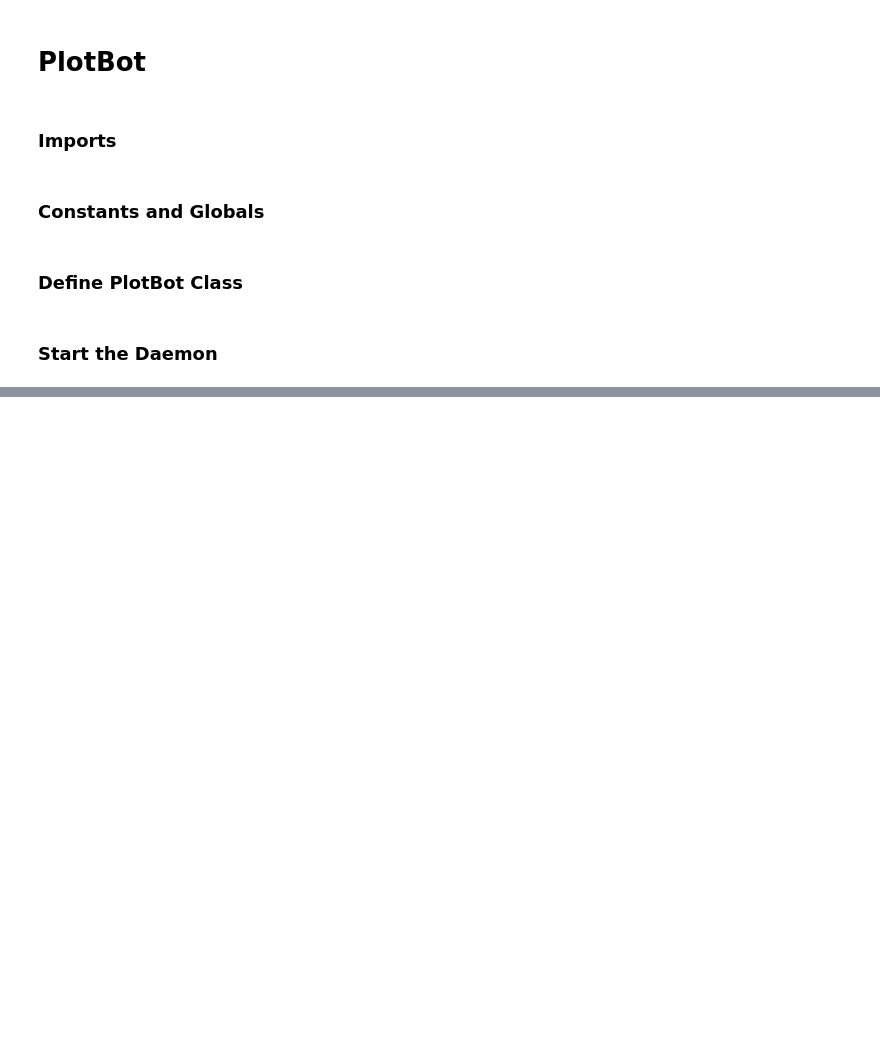
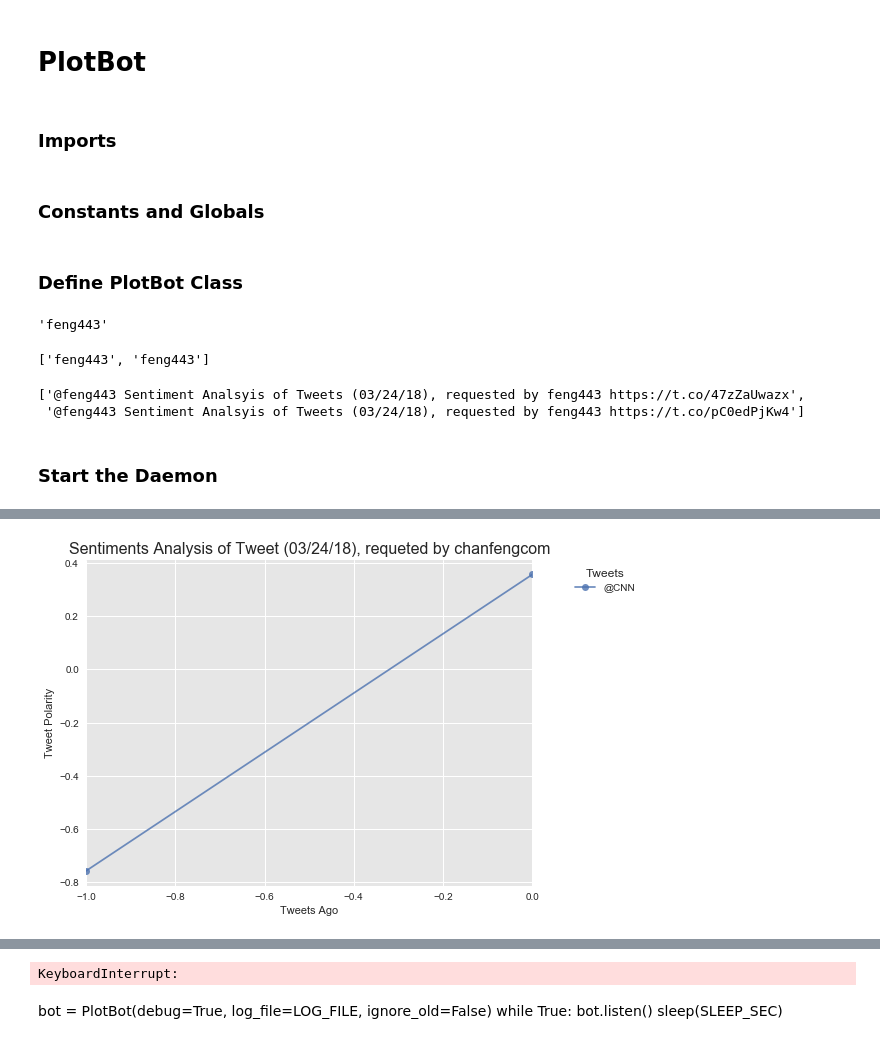
Before and after one commit to feng443/RUDSWeek7SocialAnalytics, a Jupyter notebook: PlotBot.ipynb, the cells around one changed output, grey strips where cells are left out. Drawn from its saved outputs; the diff is of its cells as text; code cells hidden in the pictures; blank space fills up the shorter version.

```diff
--- a/PlotBot.ipynb
+++ b/PlotBot.ipynb
@@ -45,9 +46,9 @@ from twitter_config import *
 # %% [markdown]
 ### Constants and Globals
 # %%
-SCAN_MINUTES = 1
-PAGE_SIZE = 20
-PAGES = 2
+SLEEP_SEC = 60 * 5
+PAGE_SIZE = 2
+PAGES = 1
 TODAY = date.today().strftime('%m/%d/%y')
 
 _AUTH = tweepy.OAuthHandler(TWITTER_CONSUMER_KEY, TWITTER_CONSUMER_SECRET)
@@ -56,12 +57,29 @@ _AUTH.set_access_token(TWITTER_ACCESS_TOKEN, TWITTER_TOKEN_SECRET)
 TWITTER_API = tweepy.API(_AUTH, parser=tweepy.parsers.JSONParser())
 SENTIMENT_ANALYZER = SentimentIntensityAnalyzer()
 
-TWITTER_USER='feng443'
+TWEET_FROM = '@feng443'
+TWEET_TO = 'chanfengcom'
 
 DEBUG = True
 LOG_FILE = 'PlotBot.log'
 # %% [markdown]
 ### Define PlotBot Class
+# %%
+tweets = TWITTER_API.search(TWEET_FROM, count=PAGE_SIZE)['statuses']
+# %%
+tweet = tweets[0]
+tweet['user']['screen_name']
+# %% [output]
+'feng443'
+# %%
+[tweet['user']['screen_name'] for tweet in tweets]
+# %% [output]
+['feng443', 'feng443']
+# %%
+[tweet['text'] for tweet in tweets]
+# %% [output]
+['@feng443 Sentiment Analsyis of Tweets (03/24/18), requested by feng443 https://t.co/47zZaUwazx',
+ '@feng443 Sentiment Analsyis of Tweets (03/24/18), requested by feng443 https://t.co/pC0edPjKw4']
 # %%
 class PlotBot(object):
 
@@ -172,7 +194,7 @@ class PlotBot(object):
 # %%
 schedule.clear()
 bot = PlotBot(debug=DEBUG, log_file=LOG_FILE)
-schedule.every(SCAN_MINUTES).minutes.do(bot.listen)
+schedule.every(60).seconds.do(bot.listen)
 
 while True:
     schedule.run_pending()
@@ -196,0 +213 @@ while True:
+[figure, added]
@@ -197,0 +216,6 @@ OSError: [Errno 24] Too many open files: 'C:\\Users\\feng443\\OneDrive\\Data Sci
+KeyboardInterrupt:
+# %% [markdown]
+bot = PlotBot(debug=True, log_file=LOG_FILE, ignore_old=False)
+while True:
+    bot.listen()
+    sleep(SLEEP_SEC)
```
Also changed, not shown: parts of 3 cells of this notebook, 4 other files.
